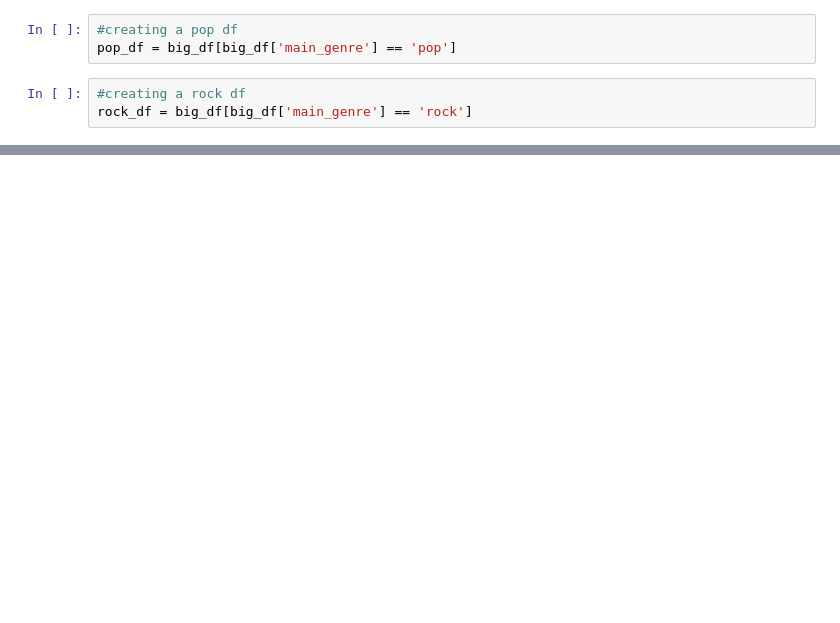
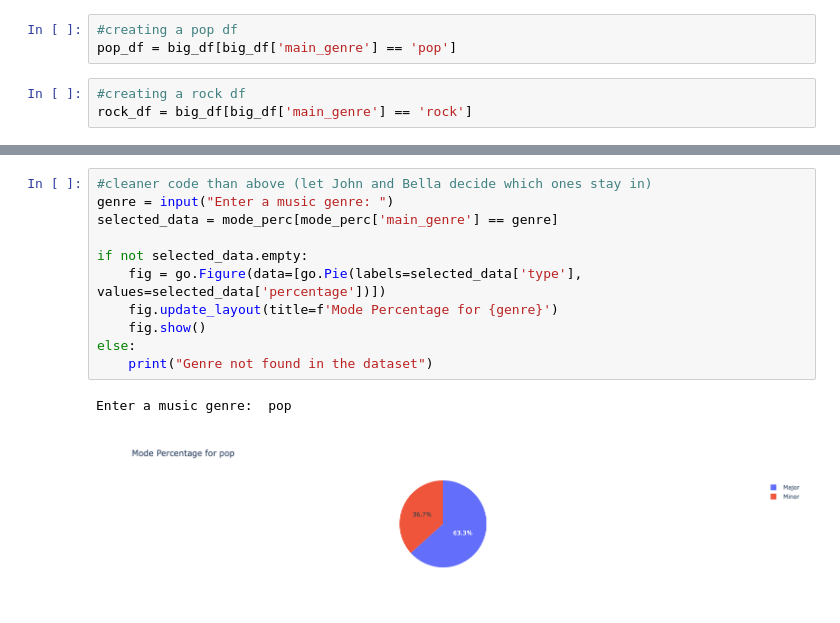
Before and after one commit to tmartabano/Project-for-Data-Munging, a Jupyter notebook: Final_Project_Data(new).ipynb, the cells around one changed output, grey strips where cells are left out. Saved outputs shown, nothing was run; the diff lists cells and outputs as text; blank space fills up the shorter version.

```diff
--- a/Final_Project_Data(new).ipynb
+++ b/Final_Project_Data(new).ipynb
@@ -512,0 +540,14 @@ big_df.head(1000)
+# %%
+#cleaner code than above (let John and Bella decide which ones stay in)
+genre = input("Enter a music genre: ")
+selected_data = mode_perc[mode_perc['main_genre'] == genre]
+
+if not selected_data.empty:
+    fig = go.Figure(data=[go.Pie(labels=selected_data['type'], values=selected_data['percentage'])])
+    fig.update_layout(title=f'Mode Percentage for {genre}')
+    fig.show()
+else:
+    print("Genre not found in the dataset")
+# %% [output]
+Enter a music genre:  pop
+[figure, added]
```
Also changed, not shown: parts of 19 cells of this notebook.
